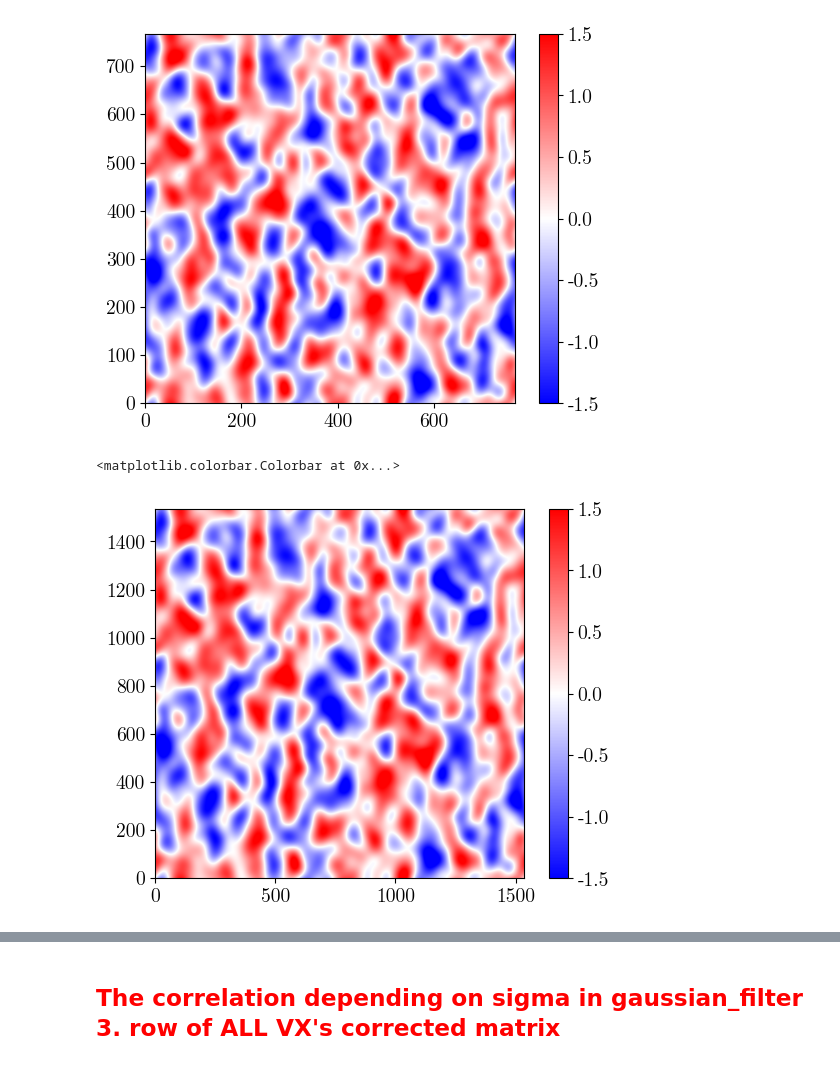
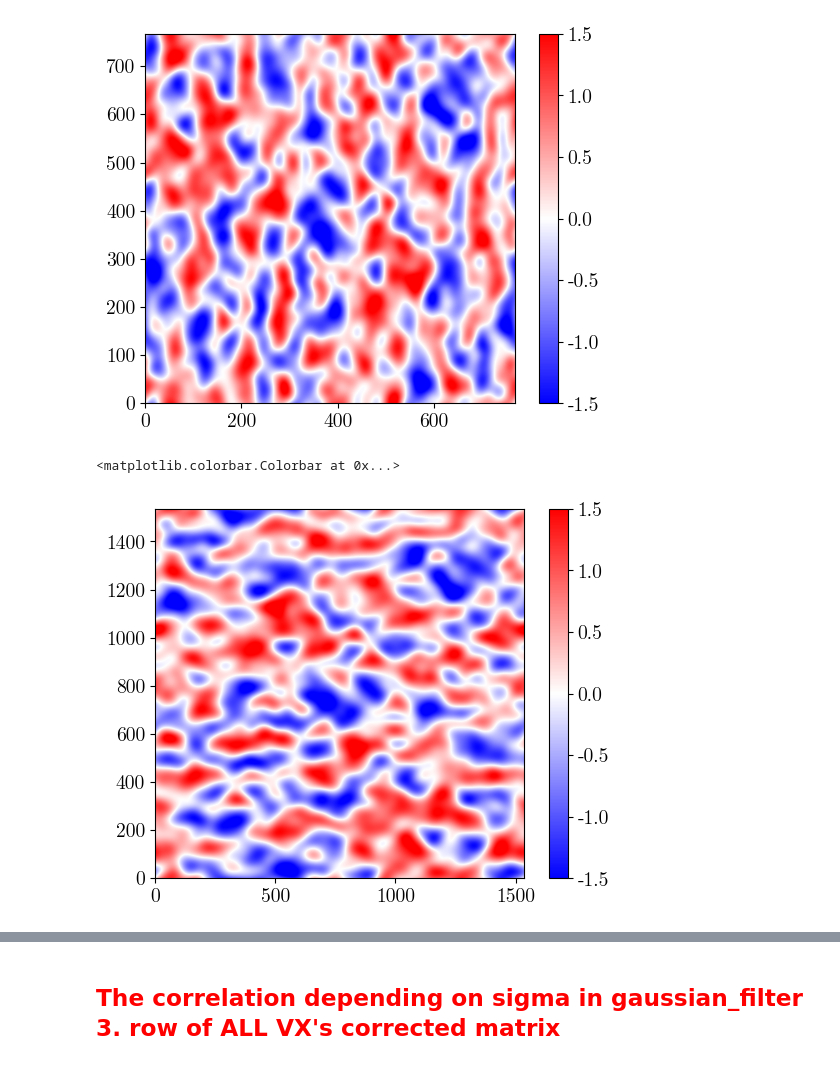
Before and after one commit to TheodoreKostic/Tracking_features, a Jupyter notebook: FirstPaper/MilneEddington_Bz_tracking.ipynb, the cells around one changed output, grey strips where cells are left out. Saved outputs shown, nothing was run; the diff lists cells and outputs as text; code cells hidden in the pictures.

```diff
--- a/FirstPaper/MilneEddington_Bz_tracking.ipynb
+++ b/FirstPaper/MilneEddington_Bz_tracking.ipynb
@@ -470,15 +470,15 @@ plt.colorbar()
 # %%
 V1 = fits.open("Velocities_TAU_0_1.fits")[1].data
 V1= V1[::3]
 V1 = V1.transpose(0, 2, 1)
 V1_mean = temporal_avg(V1, 0, 90)
 V1_mean = V1_mean/1E5
 V1600 = gaussian_filter(V1_mean, 22.5, mode = "wrap")
-plt.imshow(V1600[:,:], origin = "lower", cmap = "bwr", vmin = -1.5, vmax = 1.5)
+plt.imshow(V1600[:,:].T, origin = "lower", cmap = "bwr", vmin = -1.5, vmax = 1.5)
 plt.colorbar()
 # %% [output]
 <matplotlib.colorbar.Colorbar at 0x...>
-[figure, old version]
+[figure, new version]
 # %%
 print(np.mean(Vxm1_filtered600))
 print(np.mean(V1600))
```
Also changed, not shown: parts of 26 cells of this notebook.
